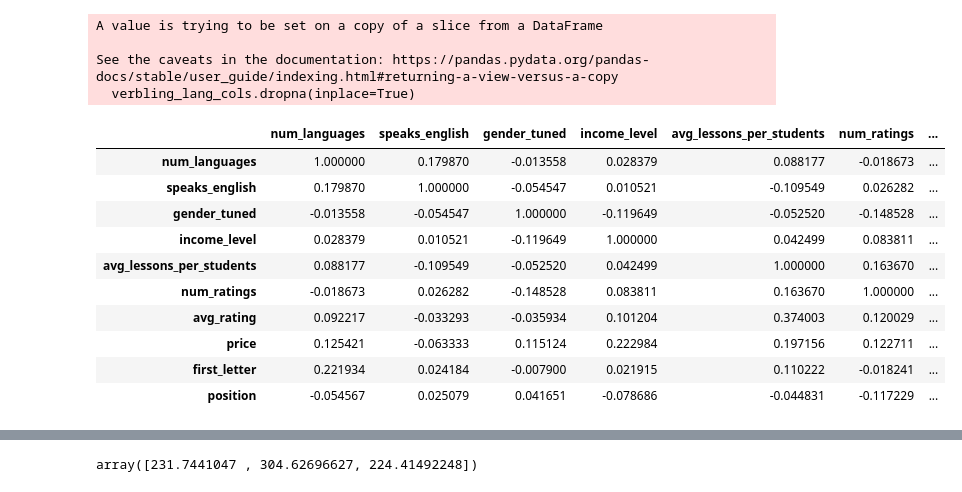
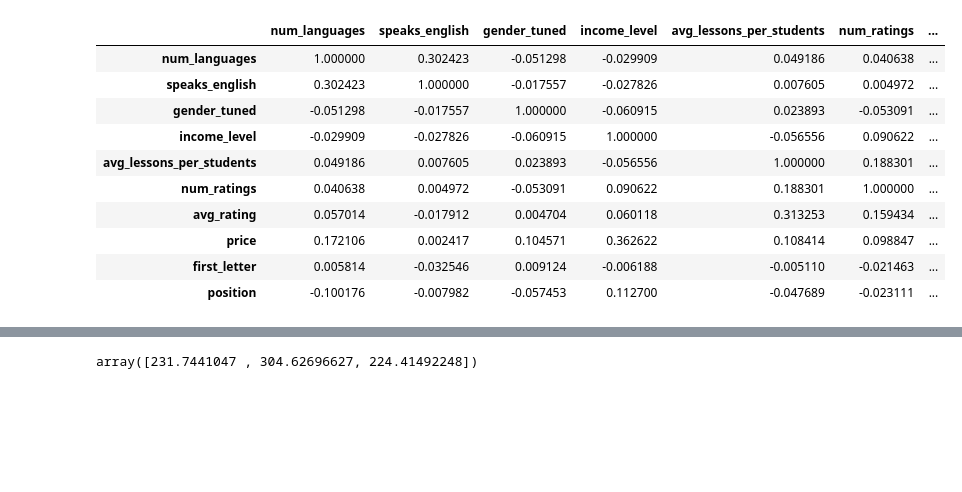
Before and after one commit to javirandor/online-tutoring-analysis, a Jupyter notebook: analysis/modeling_ranking/Regression for Position Verbling.ipynb, the cells around one changed output, grey strips where cells are left out. Drawn from its saved outputs; the diff is of its cells as text; code cells hidden in the pictures; blank space fills up the shorter version.

Commit message:
Anonymized data and updated scripts

```diff
--- a/analysis/modeling_ranking/Regression for Position Verbling.ipynb
+++ b/analysis/modeling_ranking/Regression for Position Verbling.ipynb
@@ -7,2 +5,2 @@ language = 'English'
 # %%
-verbling = pd.read_csv('../data/results/final_dataframes/verbling.csv', index_col=0)
+verbling = pd.read_csv('../../data/model_ranking/verbling.csv', index_col=0)
@@ -129,9 +20,4 @@ Index(['language', 'position', 'retrieval_date', 'is_featured', 'first_name',
 # %%
-verbling_lang_cols = verbling_lang[['num_languages', 'speaks_english', 'gender_tuned', 'income_level', 'avg_lessons_per_students', 'num_ratings', 'avg_rating', 'price', 'first_letter', 'position']]
-verbling_lang_cols.dropna(inplace=True)
+verbling = verbling[['num_languages', 'speaks_english', 'gender_tuned', 'income_level', 'avg_lessons_per_students', 'num_ratings', 'avg_rating', 'price', 'first_letter', 'position']]
+verbling.dropna(inplace=True)
-# %% [output]
-A value is trying to be set on a copy of a slice from a DataFrame
-
-See the caveats in the documentation: https://pandas.pydata.org/pandas-docs/stable/user_guide/indexing.html#returning-a-view-versus-a-copy
-  verbling_lang_cols.dropna(inplace=True)
 # %%
@@ -140,16 +26,16 @@ y = verbling_lang_cols['position'].values
 # %%
 import matplotlib.pyplot as plt
 
-verbling_lang_cols.corr().style.background_gradient(cmap='coolwarm')
+verbling.corr().style.background_gradient(cmap='coolwarm')
 # %% [output]
 |  | num_languages | speaks_english | gender_tuned | income_level | avg_lessons_per_students | num_ratings | ... |
-| num_languages | 1.000000 | 0.179870 | -0.013558 | 0.028379 | 0.088177 | -0.018673 | ... |
-| speaks_english | 0.179870 | 1.000000 | -0.054547 | 0.010521 | -0.109549 | 0.026282 | ... |
-| gender_tuned | -0.013558 | -0.054547 | 1.000000 | -0.119649 | -0.052520 | -0.148528 | ... |
-| income_level | 0.028379 | 0.010521 | -0.119649 | 1.000000 | 0.042499 | 0.083811 | ... |
-| avg_lessons_per_students | 0.088177 | -0.109549 | -0.052520 | 0.042499 | 1.000000 | 0.163670 | ... |
-| num_ratings | -0.018673 | 0.026282 | -0.148528 | 0.083811 | 0.163670 | 1.000000 | ... |
-| avg_rating | 0.092217 | -0.033293 | -0.035934 | 0.101204 | 0.374003 | 0.120029 | ... |
-| price | 0.125421 | -0.063333 | 0.115124 | 0.222984 | 0.197156 | 0.122711 | ... |
-| first_letter | 0.221934 | 0.024184 | -0.007900 | 0.021915 | 0.110222 | -0.018241 | ... |
-| position | -0.054567 | 0.025079 | 0.041651 | -0.078686 | -0.044831 | -0.117229 | ... |
+| num_languages | 1.000000 | 0.302423 | -0.051298 | -0.029909 | 0.049186 | 0.040638 | ... |
+| speaks_english | 0.302423 | 1.000000 | -0.017557 | -0.027826 | 0.007605 | 0.004972 | ... |
+| gender_tuned | -0.051298 | -0.017557 | 1.000000 | -0.060915 | 0.023893 | -0.053091 | ... |
+| income_level | -0.029909 | -0.027826 | -0.060915 | 1.000000 | -0.056556 | 0.090622 | ... |
+| avg_lessons_per_students | 0.049186 | 0.007605 | 0.023893 | -0.056556 | 1.000000 | 0.188301 | ... |
+| num_ratings | 0.040638 | 0.004972 | -0.053091 | 0.090622 | 0.188301 | 1.000000 | ... |
+| avg_rating | 0.057014 | -0.017912 | 0.004704 | 0.060118 | 0.313253 | 0.159434 | ... |
+| price | 0.172106 | 0.002417 | 0.104571 | 0.362622 | 0.108414 | 0.098847 | ... |
+| first_letter | 0.005814 | -0.032546 | 0.009124 | -0.006188 | -0.005110 | -0.021463 | ... |
+| position | -0.100176 | -0.007982 | -0.057453 | 0.112700 | -0.047689 | -0.023111 | ... |
```
Also changed, not shown: parts of 56 cells of this notebook, 12 other files.
